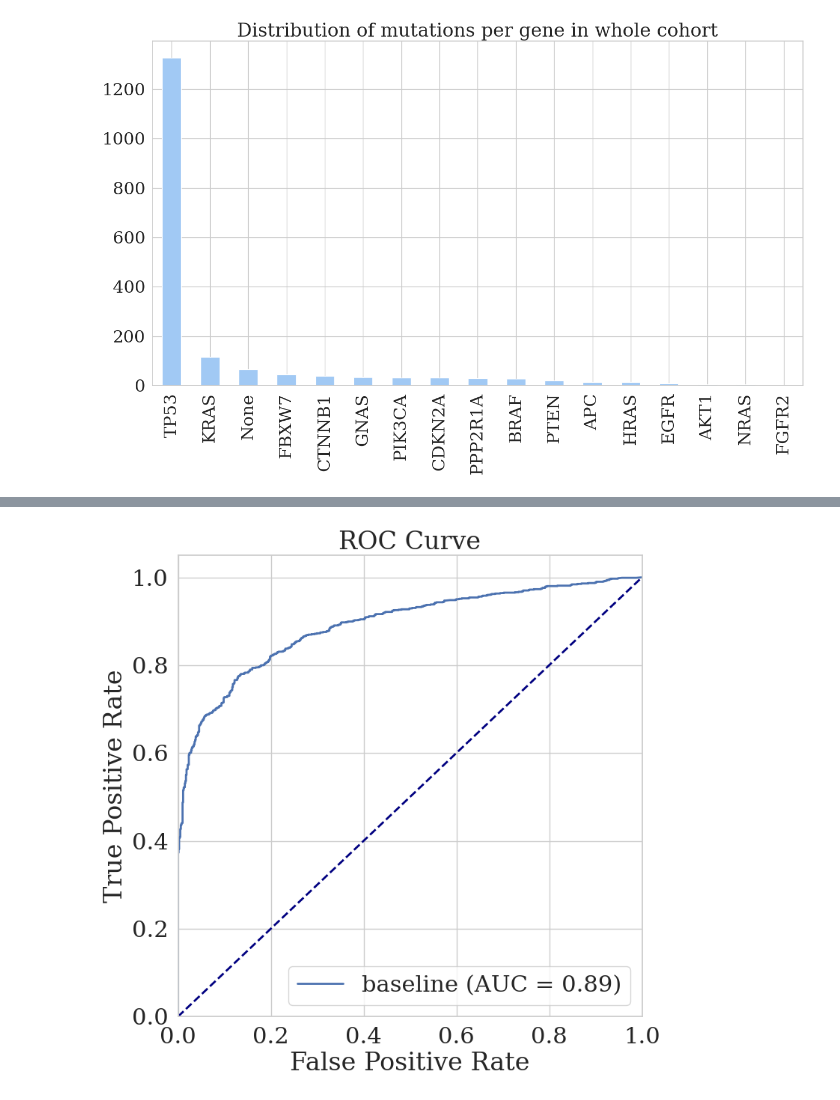
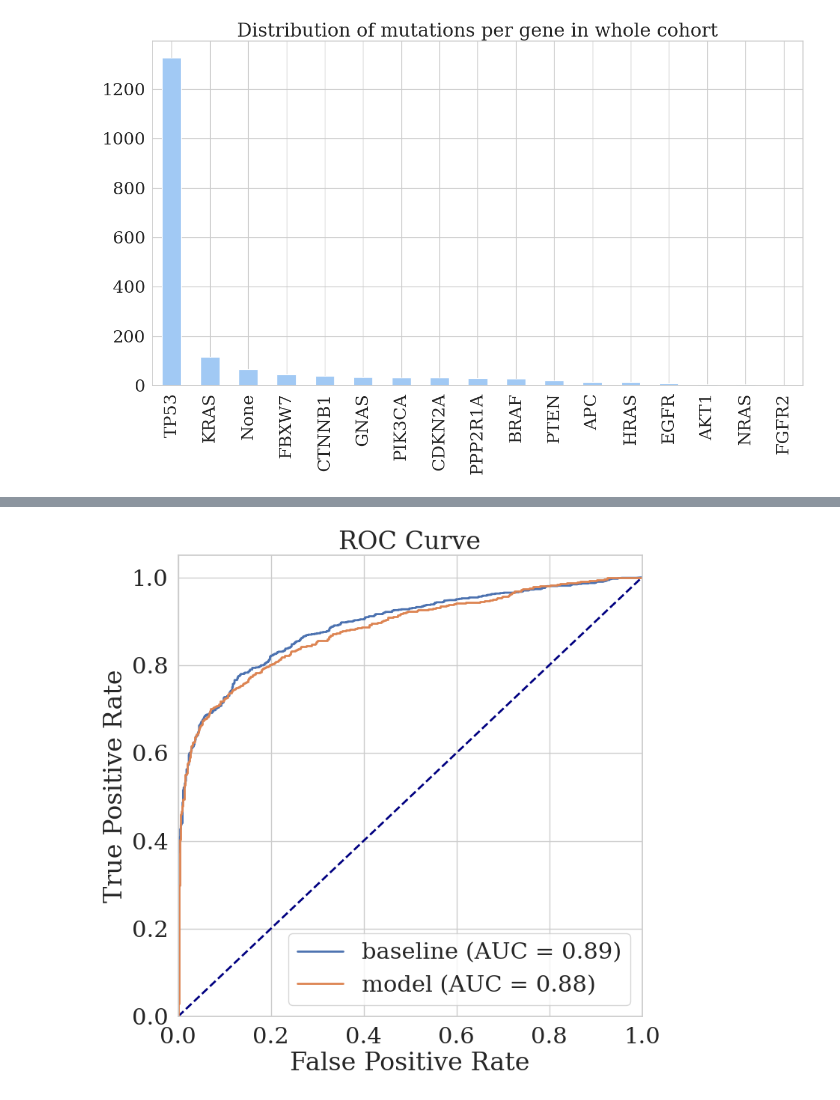
Before and after one commit to asifzubair/cancerseek-reanalysis, a Jupyter notebook: notebooks/eda.ipynb, the cells around one changed output, grey strips where cells are left out. Cells and saved outputs as stored; diff of their text form; code cells hidden in the pictures.

```diff
--- a/notebooks/eda.ipynb
+++ b/notebooks/eda.ipynb
@@ -143,2 +151,12 @@ from src.utils import add_roc_curve_to_ax
+# %%
+def get_meta_data(df):
+    y_true = df.true_label
+    y_pred = df.predicted_label
+    y_pred_probs = 1 - df.prob_normal
+    class_names = make_class_names(df)
+    return y_true, y_pred, y_pred_probs, class_names
 # %%
 df = results["dataframe"]
+y_true, y_pred, y_pred_probs, class_names = get_meta_data(df)
+# %%
+fig, ax = add_roc_curve_to_ax(y_true, y_pred_probs, "baseline")
@@ -145,2 +165,2 @@ df = results["dataframe"]
 # %%
-df.columns
+y_true_m, y_pred_m, y_pred_probs_m, _ = get_meta_data(model_df)
@@ -155,4 +202,5 @@ y_pred_probs = 1 - df.prob_normal
 # %%
-f, a = add_roc_curve_to_ax(y_label, y_pred_probs, "baseline")
+fig, ax = add_roc_curve_to_ax(y_true_m, y_pred_probs_m, "my model", ax = ax)
+fig
 # %% [output]
-[figure, old version]
+[figure, new version]
```
Also changed, not shown: parts of 19 cells of this notebook, 3 other files.
